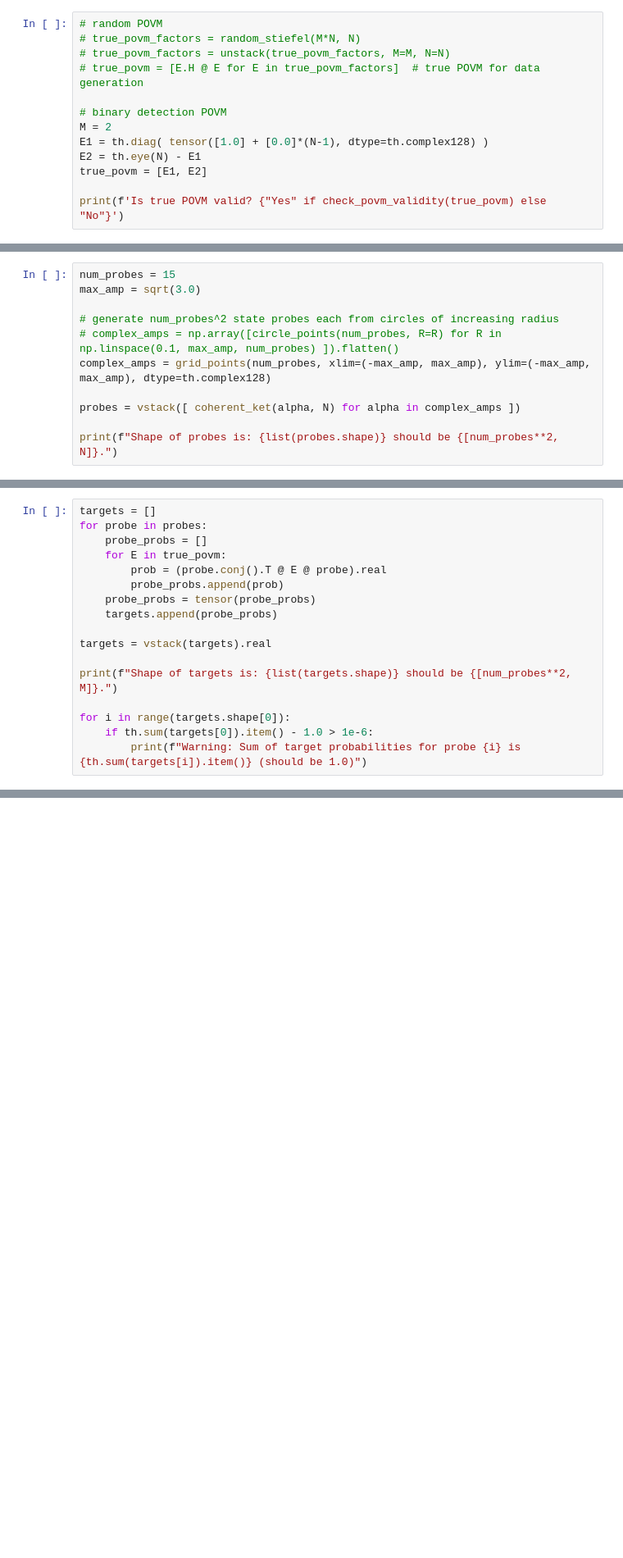
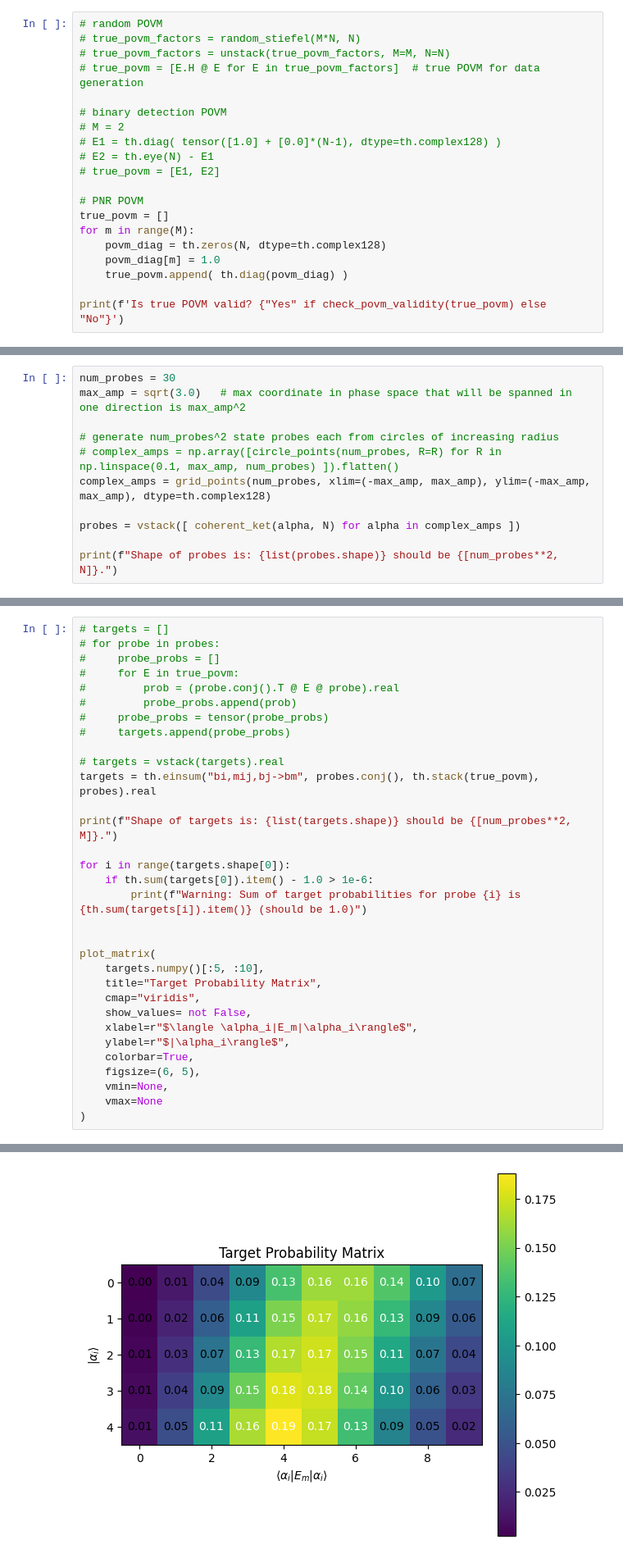
Before and after one commit to amanuelanteneh/gd-qdt, a Jupyter notebook: manifold_opt.ipynb, the cells around one changed output, grey strips where cells are left out. Shown at 82% size. Cells and saved outputs as stored; diff of their text form; blank space fills up the shorter version.

```diff
--- a/manifold_opt.ipynb
+++ b/manifold_opt.ipynb
@@ -25,10 +25,17 @@ N = 20  # Hilbert space dimension
 # true_povm = [E.H @ E for E in true_povm_factors]  # true POVM for data generation
 
 # binary detection POVM
-M = 2
-E1 = th.diag( tensor([1.0] + [0.0]*(N-1), dtype=th.complex128) )
-E2 = th.eye(N) - E1
-true_povm = [E1, E2]
+# M = 2
+# E1 = th.diag( tensor([1.0] + [0.0]*(N-1), dtype=th.complex128) )
+# E2 = th.eye(N) - E1
+# true_povm = [E1, E2]
+
+# PNR POVM
+true_povm = []
+for m in range(M):
+    povm_diag = th.zeros(N, dtype=th.complex128)
+    povm_diag[m] = 1.0
+    true_povm.append( th.diag(povm_diag) )
 
 print(f'Is true POVM valid? {"Yes" if check_povm_validity(true_povm) else "No"}')
 # %% [output]
@@ -36,8 +44,8 @@ Is true POVM valid? Yes
 # %% [markdown]
 ### Probe states
 # %%
-num_probes = 15
-max_amp = sqrt(3.0)
+num_probes = 30
+max_amp = sqrt(3.0)   # max coordinate in phase space that will be spanned in one direction is max_amp^2
 
 # generate num_probes^2 state probes each from circles of increasing radius
 # complex_amps = np.array([circle_points(num_probes, R=R) for R in np.linspace(0.1, max_amp, num_probes) ]).flatten()
@@ -51,20 +59,35 @@ Shape of probes is: [225, 20] should be [225, 20].
 # %% [markdown]
 ### Target matrix
 # %%
-targets = []
-for probe in probes:
-    probe_probs = []
-    for E in true_povm:
-        prob = (probe.conj().T @ E @ probe).real
-        probe_probs.append(prob)
-    probe_probs = tensor(probe_probs)
-    targets.append(probe_probs)
+# targets = []
+# for probe in probes:
+#     probe_probs = []
+#     for E in true_povm:
+#         prob = (probe.conj().T @ E @ probe).real
+#         probe_probs.append(prob)
+#     probe_probs = tensor(probe_probs)
+#     targets.append(probe_probs)
 
-targets = vstack(targets).real
+# targets = vstack(targets).real
+targets = th.einsum("bi,mij,bj->bm", probes.conj(), th.stack(true_povm), probes).real
 
 print(f"Shape of targets is: {list(targets.shape)} should be {[num_probes**2, M]}.")
 
 for i in range(targets.shape[0]):
     if th.sum(targets[0]).item() - 1.0 > 1e-6:
         print(f"Warning: Sum of target probabilities for probe {i} is {th.sum(targets[i]).item()} (should be 1.0)")
+
+
+plot_matrix(
+    targets.numpy()[:5, :10],
+    title="Target Probability Matrix",
+    cmap="viridis",
+    show_values= not False,
+    xlabel=r"$\langle \alpha_i|E_m|\alpha_i\rangle$",
+    ylabel=r"$|\alpha_i\rangle$",
+    colorbar=True,
+    figsize=(6, 5),
+    vmin=None,
+    vmax=None
+)
 # %% [output]
@@ -71,0 +95 @@ Shape of targets is: [225, 2] should be [225, 2].
+[figure, added]
```
Also changed, not shown: parts of 12 cells of this notebook, 5 other files.
